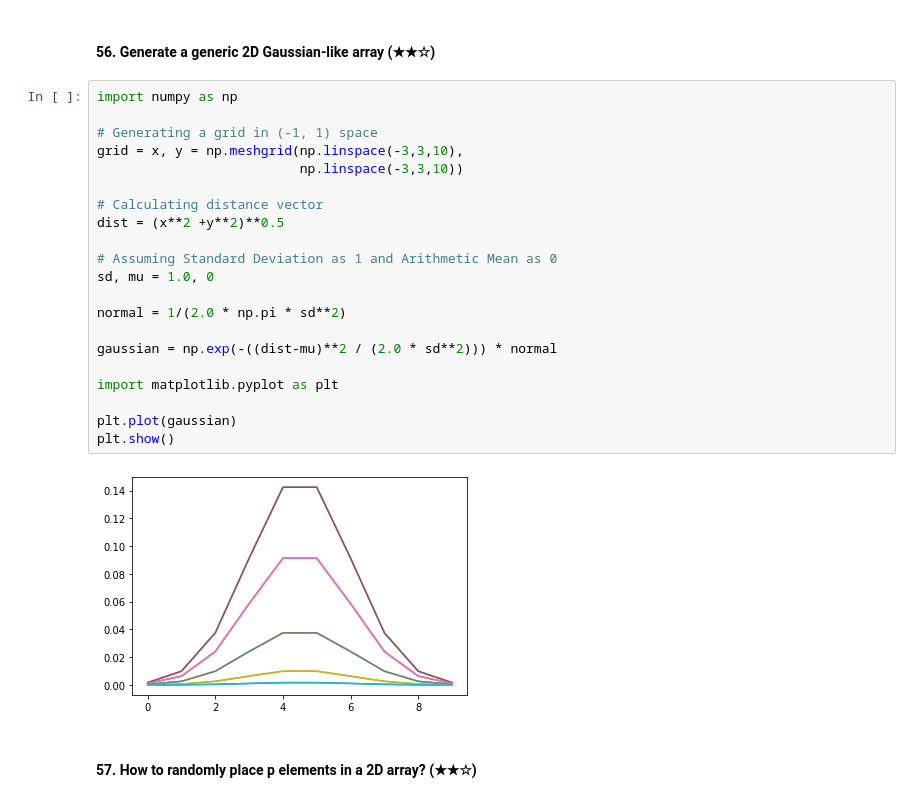
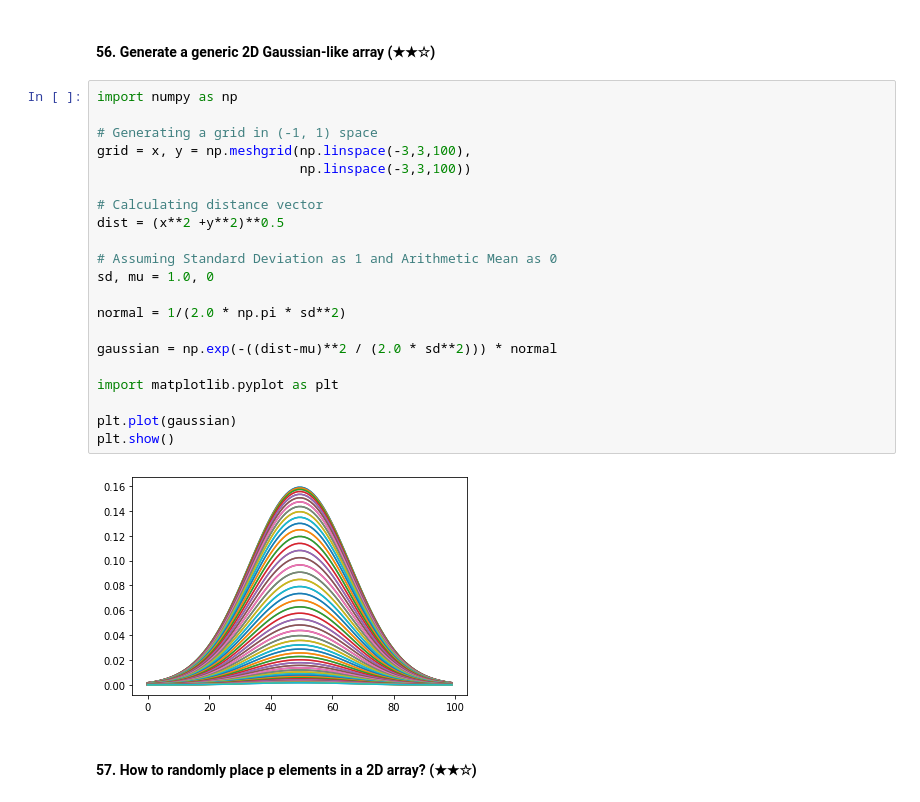
Before and after one commit to areeb-h-qureshi/Jovian, a Jupyter notebook: Data Analysis with Python: Zero to Pandas/100_numpy_exercises.ipynb, the cells around one changed output. Cells and saved outputs as stored; diff of their text form.

```diff
--- a/Data Analysis with Python: Zero to Pandas/100_numpy_exercises.ipynb
+++ b/Data Analysis with Python: Zero to Pandas/100_numpy_exercises.ipynb
@@ -935,26 +935,26 @@ for index in np.ndindex((1, 2, 3, 4)):
 # %%
 import numpy as np
 
 # Generating a grid in (-1, 1) space
-grid = x, y = np.meshgrid(np.linspace(-3,3,10),
-                          np.linspace(-3,3,10))
+grid = x, y = np.meshgrid(np.linspace(-3,3,100),
+                          np.linspace(-3,3,100))
 
 # Calculating distance vector
 dist = (x**2 +y**2)**0.5
 
 # Assuming Standard Deviation as 1 and Arithmetic Mean as 0
 sd, mu = 1.0, 0
 
 normal = 1/(2.0 * np.pi * sd**2)
 
 gaussian = np.exp(-((dist-mu)**2 / (2.0 * sd**2))) * normal
 
 import matplotlib.pyplot as plt
 
 plt.plot(gaussian)
 plt.show()
 # %% [output]
-[figure, old version]
+[figure, new version]
 # %% [markdown]
 #### 57. How to randomly place p elements in a 2D array? (★★☆)
 # %%
```
Also changed, not shown: parts of 2 cells of this notebook.
